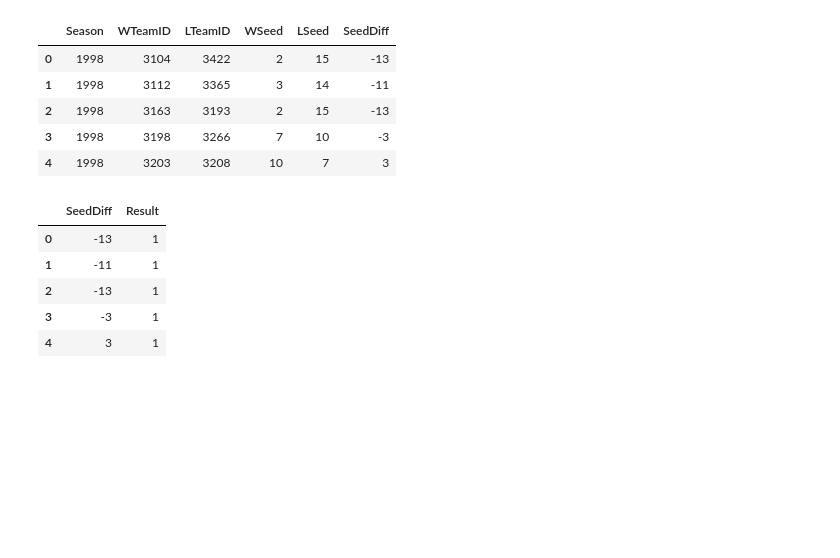
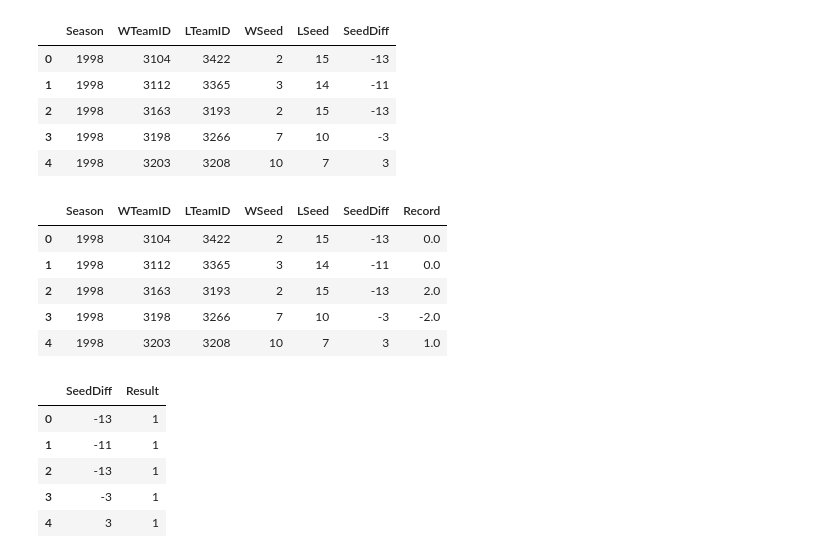
Before and after one commit to timdmacdo/kaggle, a Jupyter notebook: WBB/process_data.ipynb, the cells around one changed output. Saved outputs shown, nothing was run; the diff lists cells and outputs as text; code cells hidden in the pictures; blank space fills up the shorter version.

Commit message:
Added regular season records to training data.

```diff
--- a/WBB/process_data.ipynb
+++ b/WBB/process_data.ipynb
@@ -104,11 +104,11 @@ df_reg_season.head()
 # Find the record during the regular season between two teams
 def regSeasonToRecord(df):
     record_dict = {}
-    for index, row in df.iterrows():
-        if ((row['WTeamID'], row['LTeamID']) in record_dict):
-            record_dict[(row['WTeamID'], row['LTeamID'])] += 1
+    for row in df.itertuples():
+        if ((row[2], row[3]) in record_dict):
+            record_dict[(row[2], row[3])] += 1
         else:
-            record_dict[(row['WTeamID'], row['LTeamID'])] = 1
+            record_dict[(row[2], row[3])] = 1
     return record_dict
 # %%
 # Merge the Seeds with their corresponding TeamIDs in the compact results dataframe.
@@ -127,8 +127,26 @@ df_concat.head()
 | 4 | 1998 | 3203 | 3208 | 10 | 7 | 3 |
 # %%
 # Add the record between the winning and losing teams to the table
-record = regSeasonToRecord(df_reg_season)
+record_dict = regSeasonToRecord(df_reg_season)
 # Iterate through df_concat rows, look for record in dictionary between WTeam and LTeam and add it to the row
+df_record = pd.DataFrame()
+for row in df_concat.itertuples():
+    if ((row[2], row[3]) in record_dict):
+        df_record = df_record.append(pd.DataFrame([record_dict[(row[2], row[3])]], columns=['Record']), ignore_index=True)
+    elif ((row[3], row[2]) in record_dict):
+        df_record = df_record.append(pd.DataFrame([-1.0 * record_dict[(row[3], row[2])]], columns=['Record']), ignore_index=True)
+    else:
+        df_record = df_record.append(pd.DataFrame([0], columns=['Record']), ignore_index=True)
+
+df_with_record = pd.concat([df_concat, df_record], axis=1)
+df_with_record.head()
+# %% [output]
+|  | Season | WTeamID | LTeamID | WSeed | LSeed | SeedDiff | Record |
+| 0 | 1998 | 3104 | 3422 | 2 | 15 | -13 | 0.0 |
+| 1 | 1998 | 3112 | 3365 | 3 | 14 | -11 | 0.0 |
+| 2 | 1998 | 3163 | 3193 | 2 | 15 | -13 | 2.0 |
+| 3 | 1998 | 3198 | 3266 | 7 | 10 | -3 | -2.0 |
+| 4 | 1998 | 3203 | 3208 | 10 | 7 | 3 | 1.0 |
 # %%
 # Now we'll create a dataframe that summarizes wins & losses along with
 # their corresponding seed differences. This is the meat of what we'll be creating our model on.
```
